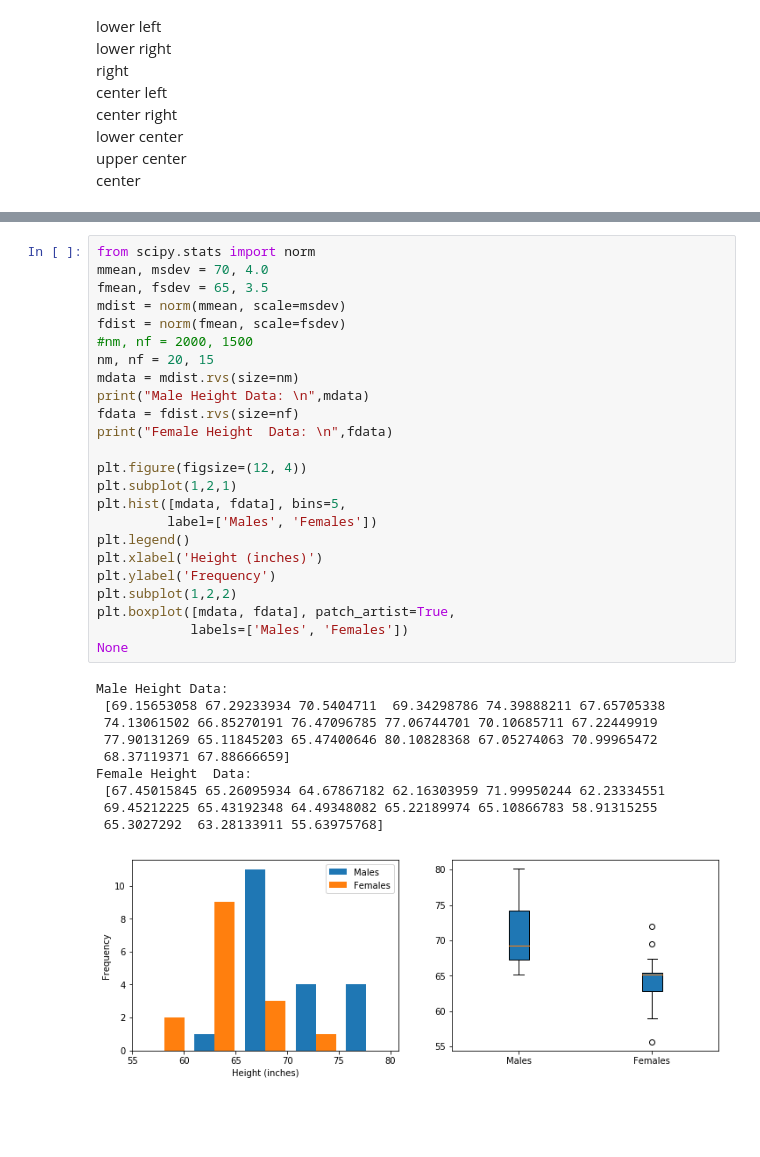
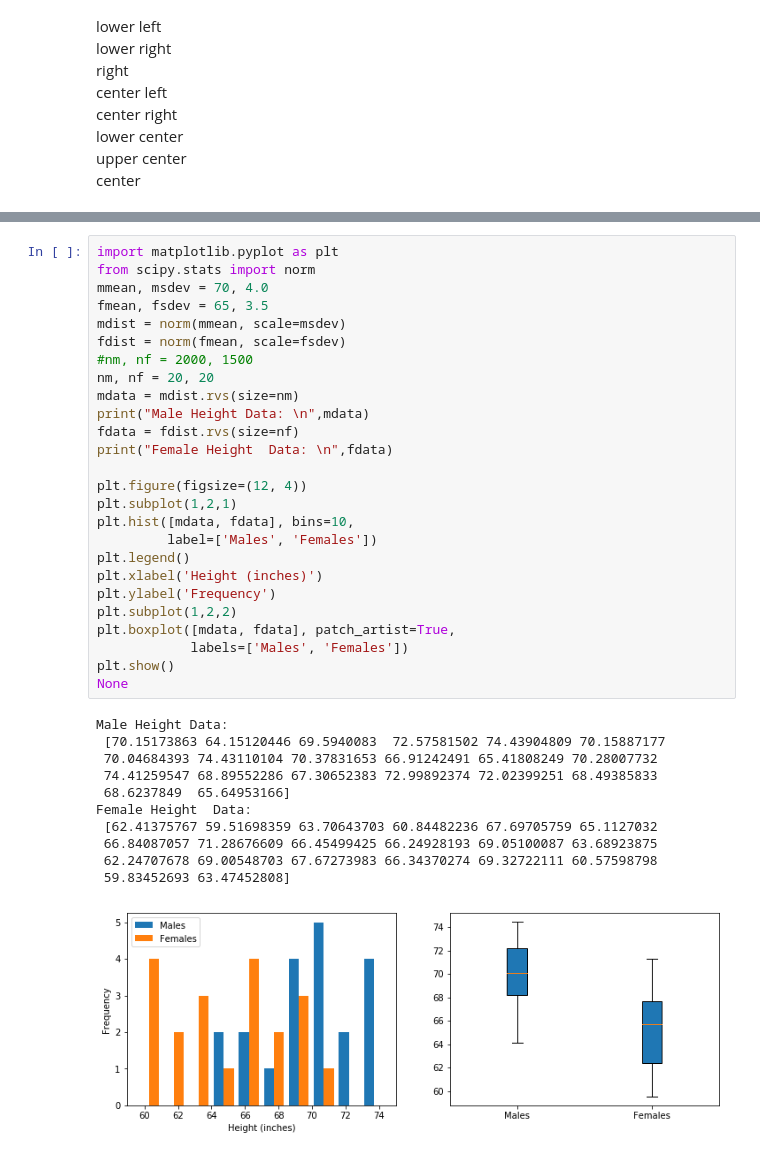
Before and after one commit to balajidileepkumar/Python_MachineLearning, a Jupyter notebook: Chapter-10-MatPlotLib.ipynb, the cells around one changed output, grey strips where cells are left out. Drawn from its saved outputs; the diff is of its cells as text; blank space fills up the shorter version.

```diff
--- a/Chapter-10-MatPlotLib.ipynb
+++ b/Chapter-10-MatPlotLib.ipynb
@@ -581,37 +604,40 @@ simple
 wedge
 |-|
 # %%
+import matplotlib.pyplot as plt
 from scipy.stats import norm
 mmean, msdev = 70, 4.0
 fmean, fsdev = 65, 3.5
 mdist = norm(mmean, scale=msdev)
 fdist = norm(fmean, scale=fsdev)
 #nm, nf = 2000, 1500
-nm, nf = 20, 15
+nm, nf = 20, 20
 mdata = mdist.rvs(size=nm)
 print("Male Height Data: \n",mdata)
 fdata = fdist.rvs(size=nf)
 print("Female Height  Data: \n",fdata)
 
 plt.figure(figsize=(12, 4))
 plt.subplot(1,2,1)
-plt.hist([mdata, fdata], bins=5,
+plt.hist([mdata, fdata], bins=10,
          label=['Males', 'Females'])
 plt.legend()
 plt.xlabel('Height (inches)')
 plt.ylabel('Frequency')
 plt.subplot(1,2,2)
 plt.boxplot([mdata, fdata], patch_artist=True,
             labels=['Males', 'Females'])
+plt.show()
 None
 # %% [output]
 Male Height Data:
- [69.15653058 67.29233934 70.5404711  69.34298786 74.39888211 67.65705338
- 74.13061502 66.85270191 76.47096785 77.06744701 70.10685711 67.22449919
- 77.90131269 65.11845203 65.47400646 80.10828368 67.05274063 70.99965472
- 68.37119371 67.88666659]
+ [70.15173863 64.15120446 69.5940083  72.57581502 74.43904809 70.15887177
+ 70.04684393 74.43110104 70.37831653 66.91242491 65.41808249 70.28007732
+ 74.41259547 68.89552286 67.30652383 72.99892374 72.02399251 68.49385833
+ 68.6237849  65.64953166]
 Female Height  Data:
- [67.45015845 65.26095934 64.67867182 62.16303959 71.99950244 62.23334551
- 69.45212225 65.43192348 64.49348082 65.22189974 65.10866783 58.91315255
- 65.3027292  63.28133911 55.63975768]
+ [62.41375767 59.51698359 63.70643703 60.84482236 67.69705759 65.1127032
+ 66.84087057 71.28676609 66.45499425 66.24928193 69.05100087 63.68923875
+ 62.24707678 69.00548703 67.67273983 66.34370274 69.32722111 60.57598798
+ 59.83452693 63.47452808]
-[figure, old version]
+[figure, new version]
```
Also changed, not shown: parts of 15 cells of this notebook, 14 other files.
